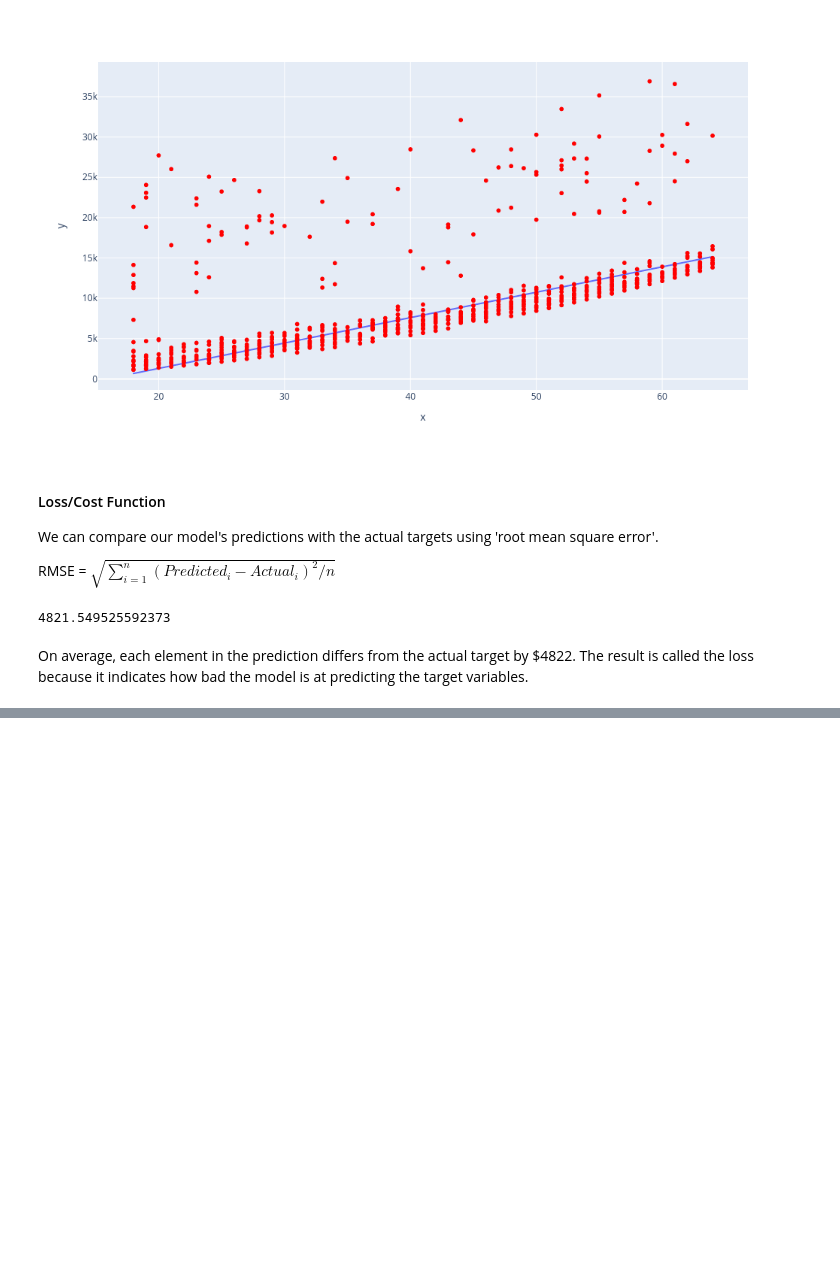
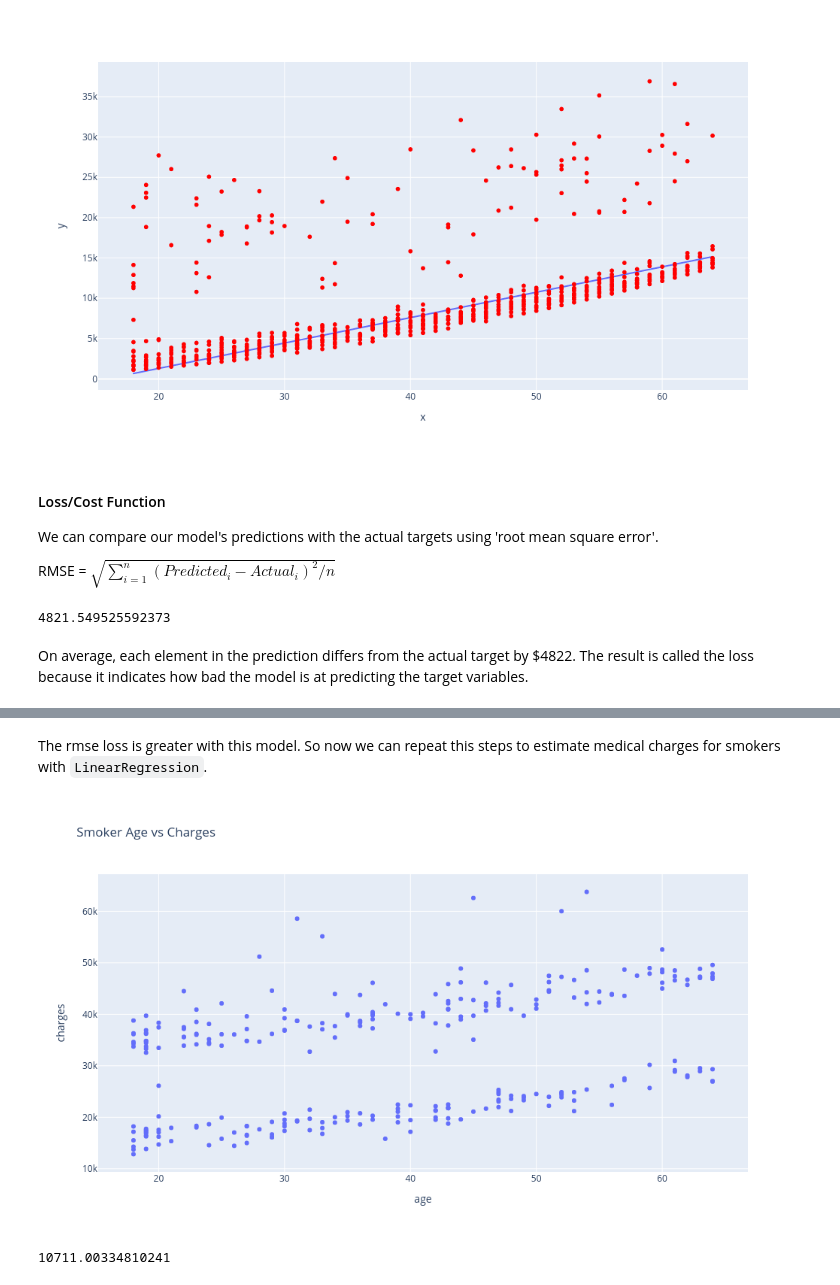
Before and after one commit to hereliesadvaith/Coding-Tutorials, a Jupyter notebook: 01_python/06_libraries/04_scikit_learn/00_linear_regression.ipynb, the cells around one changed output, grey strips where cells are left out. Cells and saved outputs as stored; diff of their text form; code cells hidden in the pictures; blank space fills up the shorter version.

```diff
--- a/01_python/06_libraries/04_scikit_learn/00_linear_regression.ipynb
+++ b/01_python/06_libraries/04_scikit_learn/00_linear_regression.ipynb
@@ -324,0 +418,18 @@ On average, each element in the prediction differs from the actual target by $48
+# %% [markdown]
+The rmse loss is greater with this model. So now we can repeat this steps to estimate medical charges for smokers with `LinearRegression`.
+# %%
+smoker_df = medical_df[medical_df.smoker == 'yes']
+px.scatter(
+    smoker_df, x='age', y='charges', title='Smoker Age vs Charges'
+)
+# %% [output]
+[figure, added]
+# %%
+model = LinearRegression()
+inputs = smoker_df[['age']]
+targets = smoker_df['charges']
+model.fit(inputs, targets)
+predictions = model.predict(inputs)
+rmse(predictions, targets)
+# %% [output]
+10711.00334810241
```
Also changed, not shown: parts of 51 cells of this notebook.
